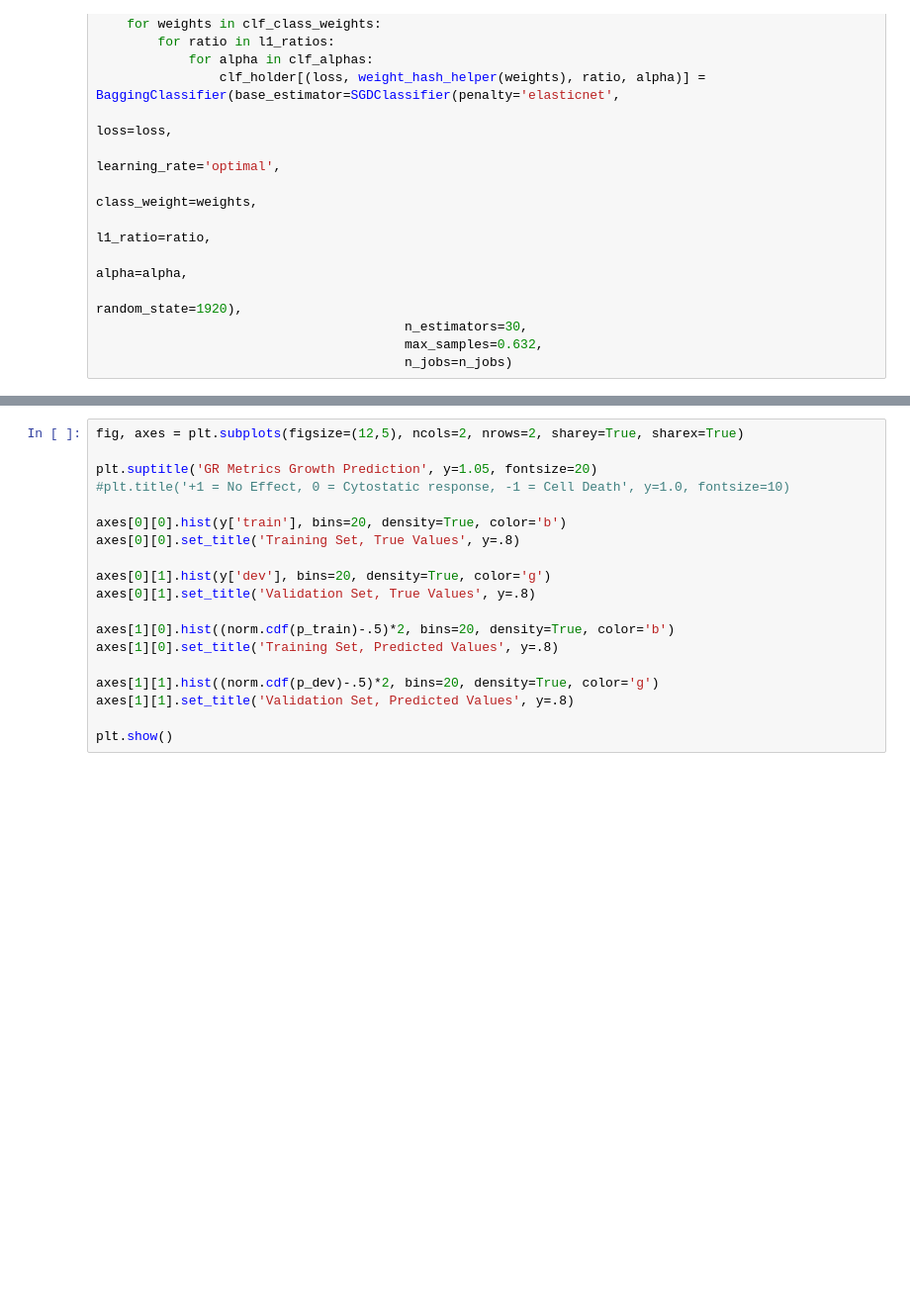
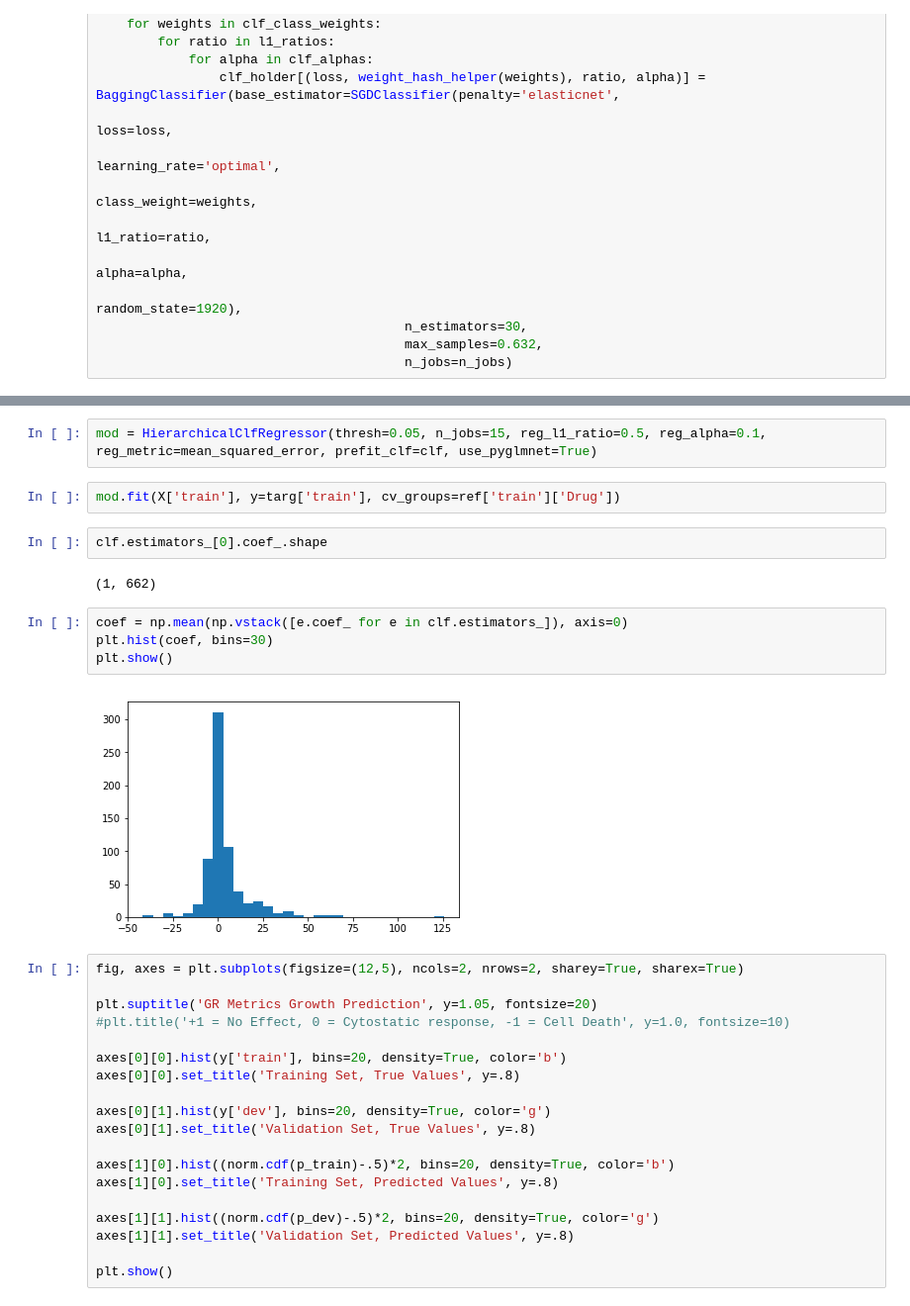
Before and after one commit to gomezlab/kinotypeClusteringAndRegression, a Jupyter notebook: src/10_twoStep.ipynb, the cells around one changed output, grey strips where cells are left out. Shown at 99% size. Saved outputs shown, nothing was run; the diff lists cells and outputs as text; blank space fills up the shorter version.

```diff
--- a/src/10_twoStep.ipynb
+++ b/src/10_twoStep.ipynb
@@ -171,3 +512,17 @@ plt.show()
+# %%
+mod = HierarchicalClfRegressor(thresh=0.05, n_jobs=15, reg_l1_ratio=0.5, reg_alpha=0.1, reg_metric=mean_squared_error, prefit_clf=clf, use_pyglmnet=True)
+# %%
+mod.fit(X['train'], y=targ['train'], cv_groups=ref['train']['Drug'])
+# %%
+clf.estimators_[0].coef_.shape
+# %% [output]
+(1, 662)
+# %%
+coef = np.mean(np.vstack([e.coef_ for e in clf.estimators_]), axis=0)
+plt.hist(coef, bins=30)
+plt.show()
+# %% [output]
+[figure, added]
 # %%
 fig, axes = plt.subplots(figsize=(12,5), ncols=2, nrows=2, sharey=True, sharex=True)
 
```
Also changed, not shown: parts of 28 cells of this notebook.
